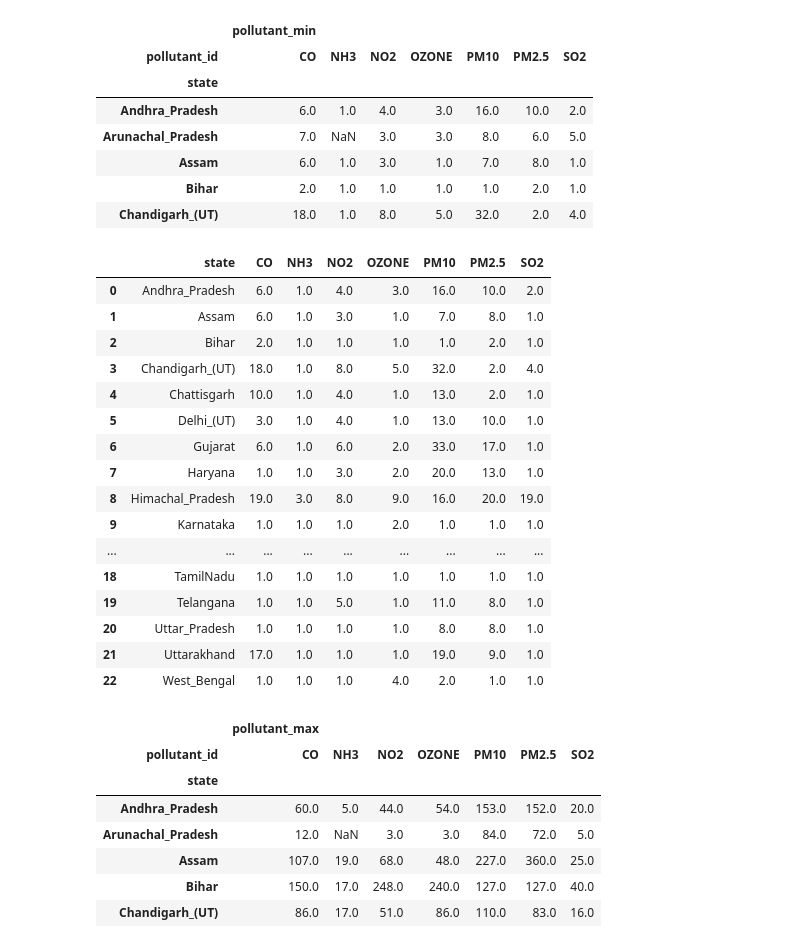
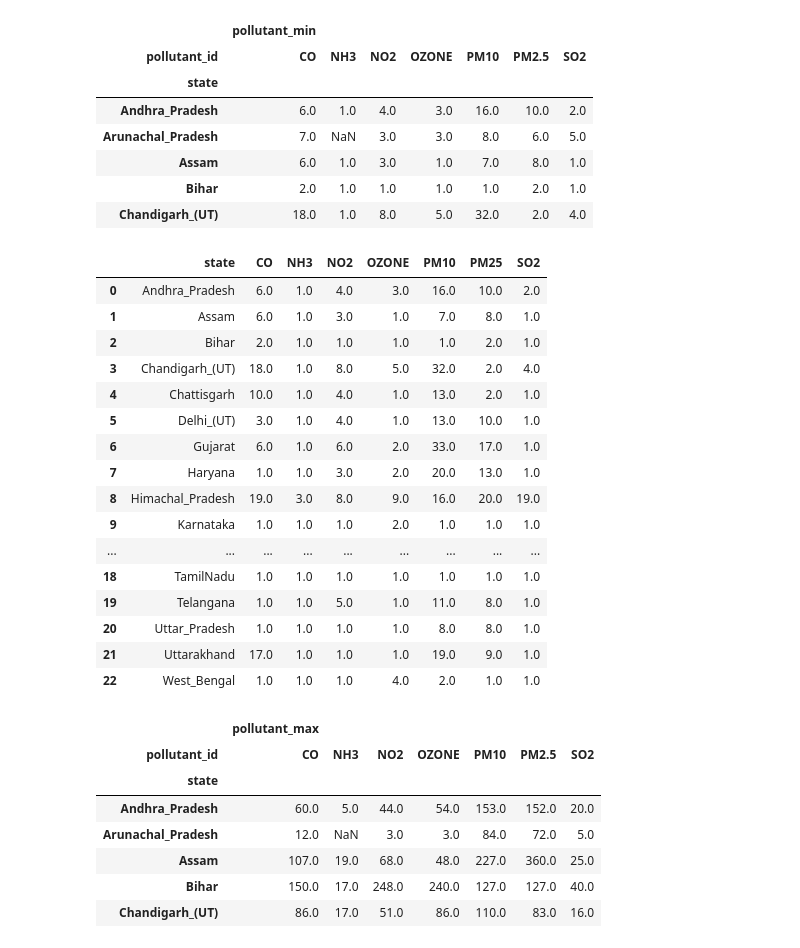
Before and after one commit to latheeshpoondla/Project, a Jupyter notebook: DSProject.ipynb, the cells around one changed output. Saved outputs shown, nothing was run; the diff lists cells and outputs as text; code cells hidden in the pictures.

```diff
--- a/DSProject.ipynb
+++ b/DSProject.ipynb
@@ -607,12 +622,12 @@ display(min_cur_df.head())
 | Bihar | 2.0 | 1.0 | 1.0 | 1.0 | 1.0 | 2.0 | 1.0 |
 | Chandigarh_(UT) | 18.0 | 1.0 | 8.0 | 5.0 | 32.0 | 2.0 | 4.0 |
 # %%
-min_cur_df.columns = ['CO', 'NH3', 'NO2', 'OZONE', 'PM10', 'PM2.5', 'SO2']
+min_cur_df.columns = ['CO', 'NH3', 'NO2', 'OZONE', 'PM10', 'PM25', 'SO2']
 min_cur_df.dropna(inplace=True)
 min_cur_df.reset_index(inplace=True)
 display(min_cur_df)
 # %% [output]
-|  | state | CO | NH3 | NO2 | OZONE | PM10 | PM2.5 | SO2 |
+|  | state | CO | NH3 | NO2 | OZONE | PM10 | PM25 | SO2 |
 | 0 | Andhra_Pradesh | 6.0 | 1.0 | 4.0 | 3.0 | 16.0 | 10.0 | 2.0 |
 | 1 | Assam | 6.0 | 1.0 | 3.0 | 1.0 | 7.0 | 8.0 | 1.0 |
 | 2 | Bihar | 2.0 | 1.0 | 1.0 | 1.0 | 1.0 | 2.0 | 1.0 |
```
Also changed, not shown: parts of 22 cells of this notebook, 1 other file.
